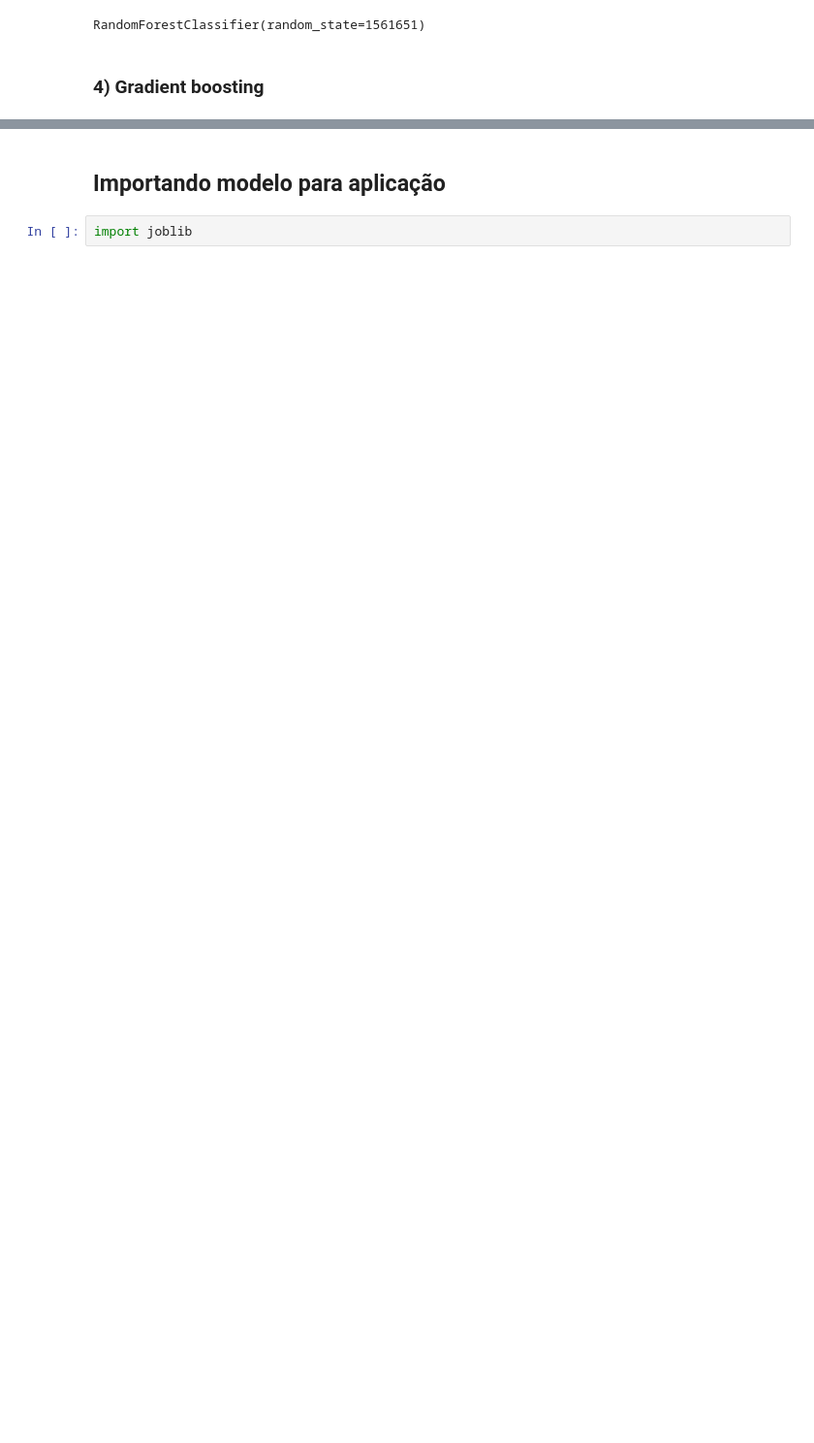
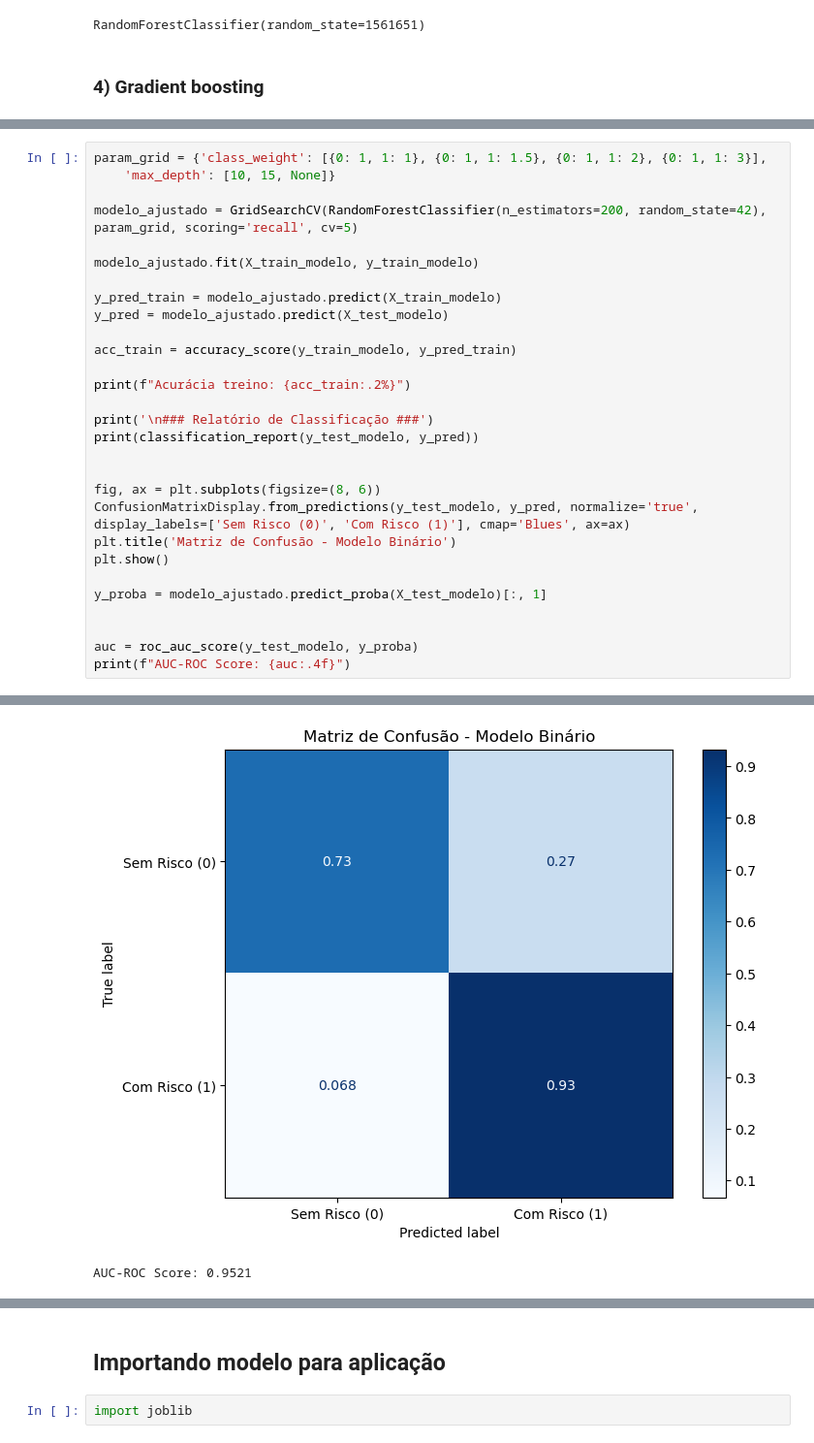
Before and after one commit to maiisaf/tech_challenge4, a Jupyter notebook: analise_ml.ipynb, the cells around one changed output, grey strips where cells are left out. Shown at 97% size. Cells and saved outputs as stored; diff of their text form; blank space fills up the shorter version.

```diff
--- a/analise_ml.ipynb
+++ b/analise_ml.ipynb
@@ -840,0 +892,30 @@ GradientBoostingClassifier(random_state=1561651)
+# %%
+param_grid = {'class_weight': [{0: 1, 1: 1}, {0: 1, 1: 1.5}, {0: 1, 1: 2}, {0: 1, 1: 3}],
+    'max_depth': [10, 15, None]}
+
+modelo_ajustado = GridSearchCV(RandomForestClassifier(n_estimators=200, random_state=42), param_grid, scoring='recall', cv=5)
+
+modelo_ajustado.fit(X_train_modelo, y_train_modelo)
+
+y_pred_train = modelo_ajustado.predict(X_train_modelo)
+y_pred = modelo_ajustado.predict(X_test_modelo)
+
+acc_train = accuracy_score(y_train_modelo, y_pred_train)
+
+print(f"Acurácia treino: {acc_train:.2%}")
+
+print('\n### Relatório de Classificação ###')
+print(classification_report(y_test_modelo, y_pred))
+
+
+fig, ax = plt.subplots(figsize=(8, 6))
+ConfusionMatrixDisplay.from_predictions(y_test_modelo, y_pred, normalize='true', display_labels=['Sem Risco (0)', 'Com Risco (1)'], cmap='Blues', ax=ax)
+plt.title('Matriz de Confusão - Modelo Binário')
+plt.show()
+
+y_proba = modelo_ajustado.predict_proba(X_test_modelo)[:, 1]
+
+
+auc = roc_auc_score(y_test_modelo, y_proba)
+print(f"AUC-ROC Score: {auc:.4f}")
+# %% [output]
@@ -840,0 +933,2 @@ GradientBoostingClassifier(random_state=1561651)
+[figure, added]
+AUC-ROC Score: 0.9521
```
Also changed, not shown: parts of 18 cells of this notebook, 6 other files.
